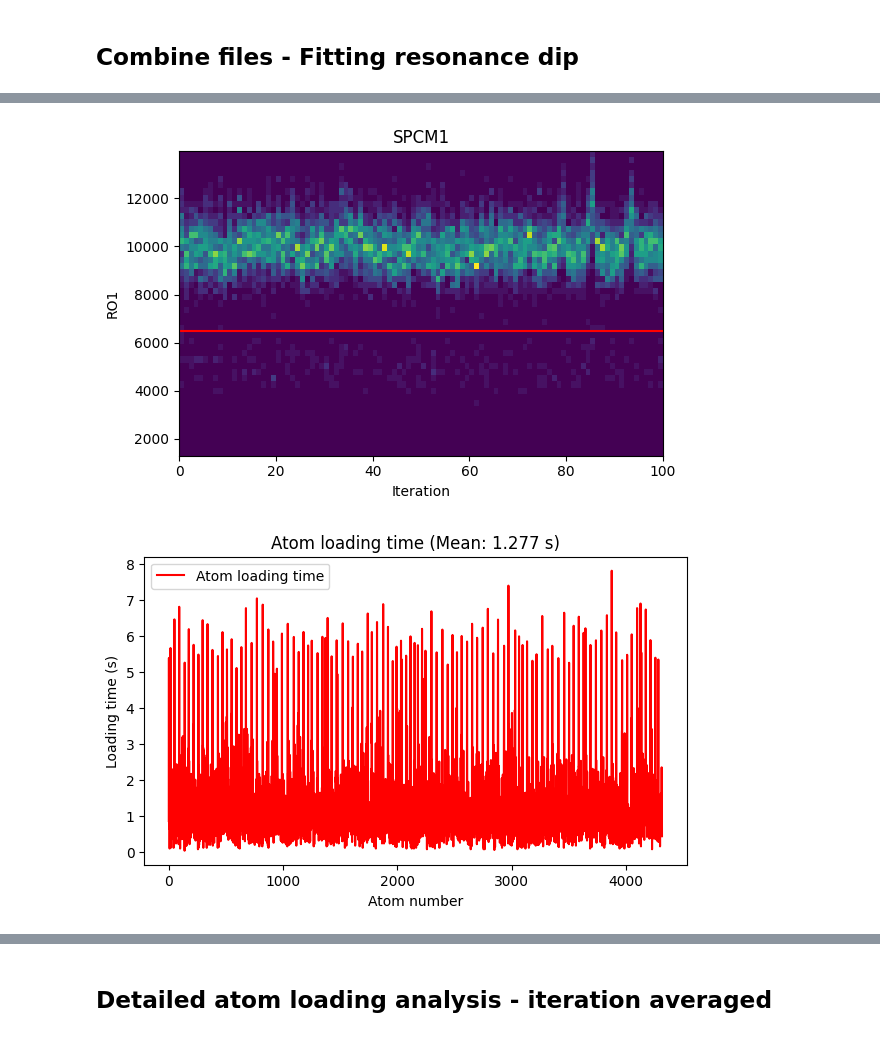
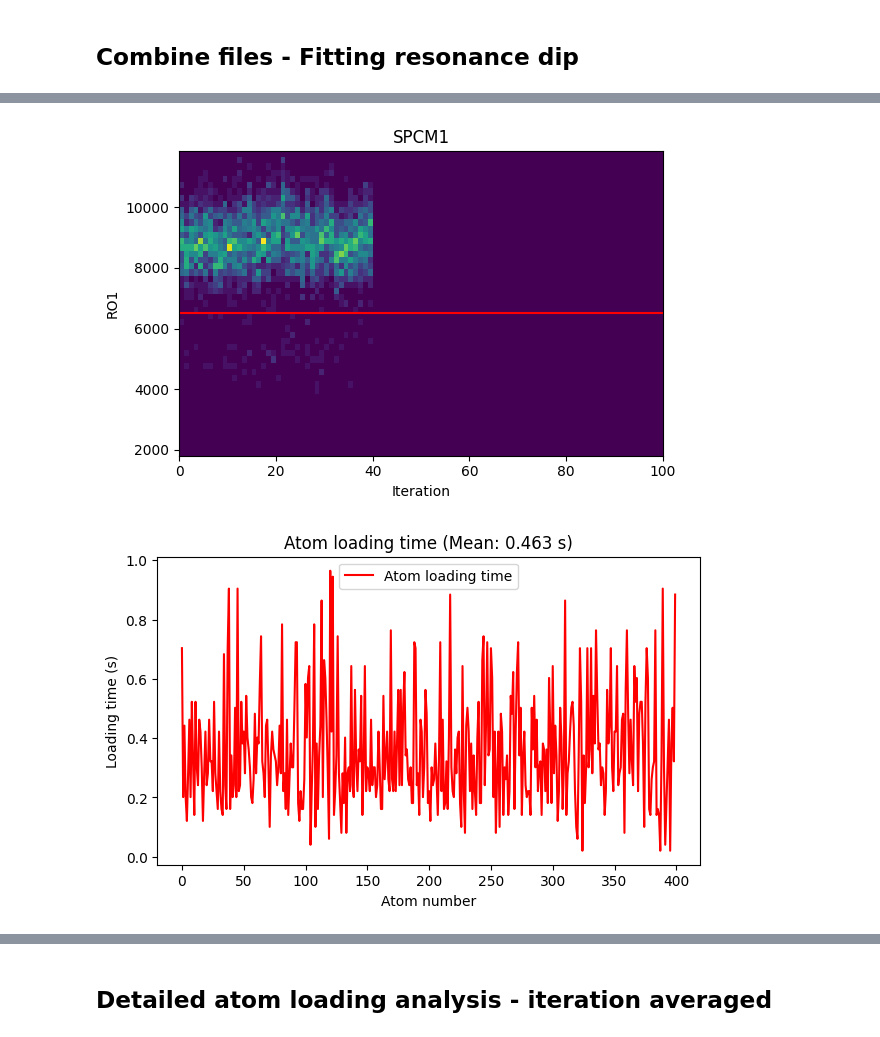
Before and after one commit to QuantumQuadrate/qn_artiq_routines, a Jupyter notebook: Analysis/Single atom analysis/atom_loading_analysis_2025.ipynb, the cells around one changed output, grey strips where cells are left out. Drawn from its saved outputs; the diff is of its cells as text; code cells hidden in the pictures.

```diff
--- a/Analysis/Single atom analysis/atom_loading_analysis_2025.ipynb
+++ b/Analysis/Single atom analysis/atom_loading_analysis_2025.ipynb
@@ -23,7 +23,7 @@ print(set_point_PD6_AOM_A6)
 0.078
 0.078
 # %%
-date_filters = ["2026-02-14","2026-02-15"]
+date_filters = ["2026-02-18"]
 
 from matplotlib import pyplot as plt
 import matplotlib as mpl
@@ -100,7 +91,7 @@ With fitting the resonance for microwave scans
 """
 ### the file(s) to analyze:
 file_indices = {
-    0:'',
+    6:'',
     # 45:'',
     # 47:'',
     # 49:'',
@@ -439,22 +431,22 @@ plt.title("SPCM1")
 plt.tight_layout()
 plt.show()
 # %% [output]
-[figure, old version]
+[figure, new version]
 # %%
 #### Plot the combined Atom_loading_time values
 ## We can slice the array to separate iterations later, if we want.
 combined_atom_loading_times = list(itertools.chain(*all_atom_loading_times))
 mean_loading_time = np.mean(combined_atom_loading_times[0:7000])
 plt.figure(figsize=(7, 4))
-plt.plot(combined_atom_loading_times[0:7000], 'r-', label='Atom loading time')
+plt.plot(combined_atom_loading_times[0:400], 'r-', label='Atom loading time')
 plt.xlabel("Atom number")
 plt.ylabel("Loading time (s)")
 plt.title(f"Atom loading time (Mean: {mean_loading_time:.3f} s)")
 # plt.title(f"Combined Atom Loading Time for All Files")
 plt.legend(loc='best')
 plt.show()
 # %% [output]
-[figure, old version]
+[figure, new version]
 # %%
 subarrays = np.split(BothSPCMs_RO1, iteration+1)
 
```
Also changed, not shown: parts of 18 cells of this notebook, 4 other files.
